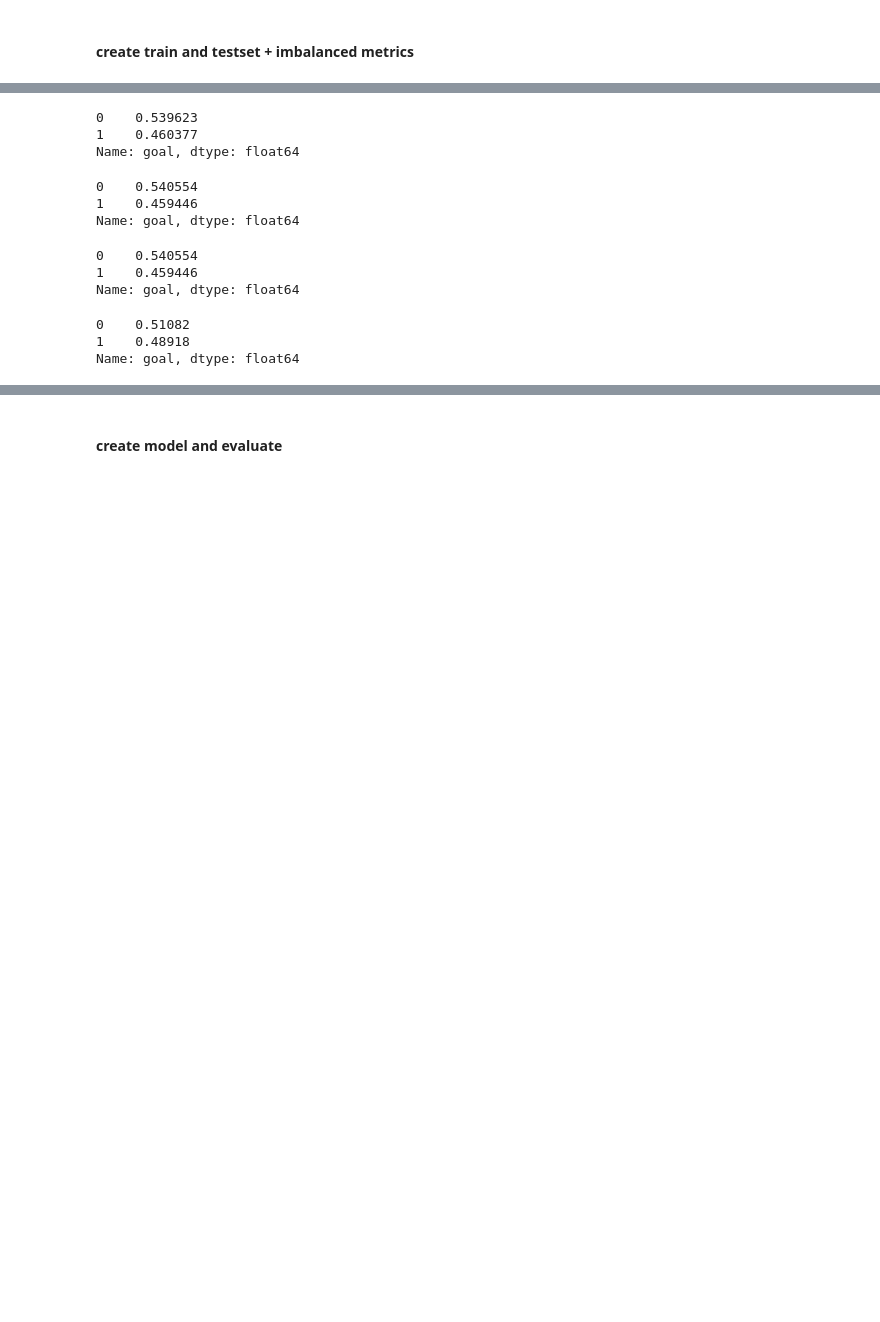
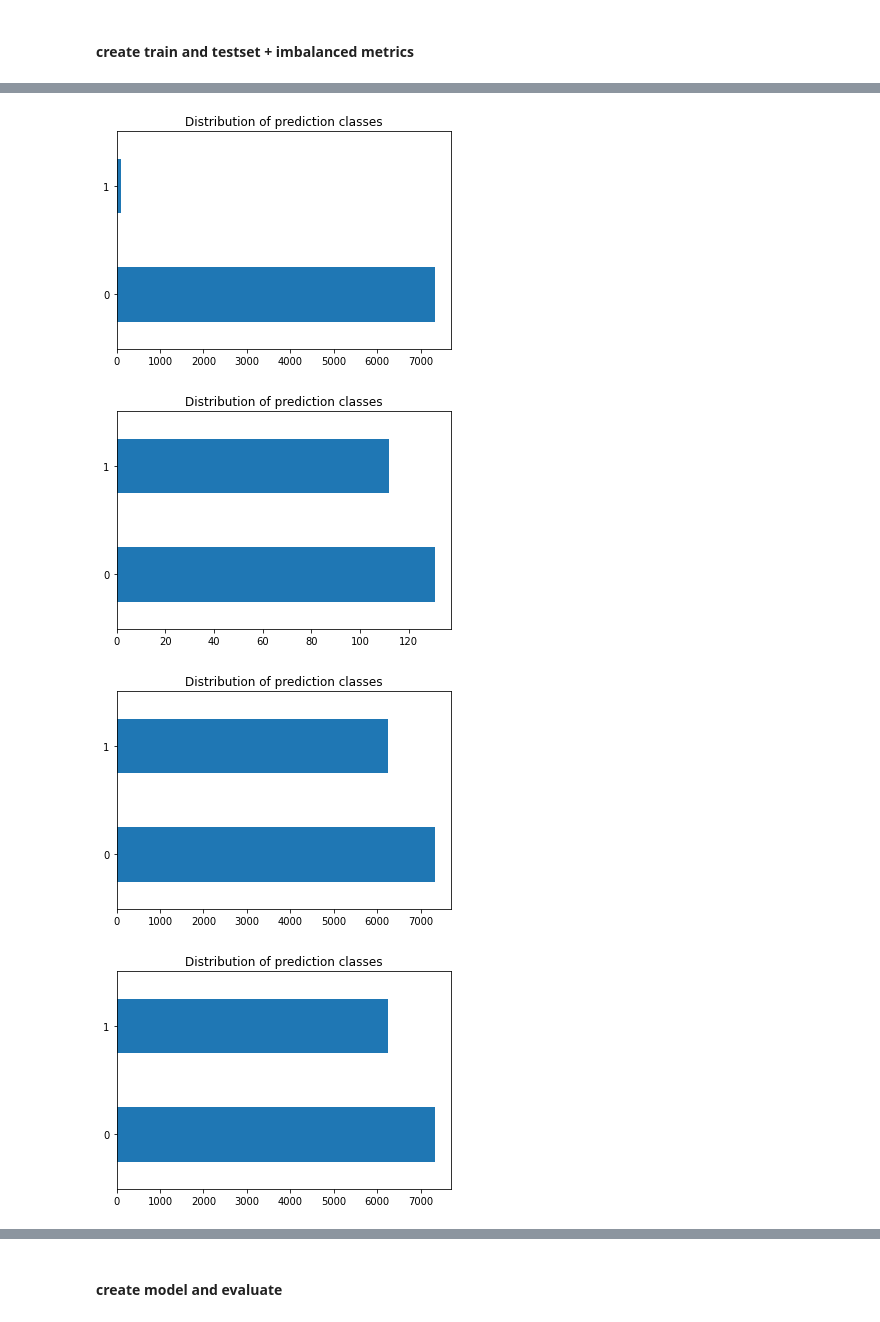
Before and after one commit to Nelleke20/notebook.goalpredictor, a Jupyter notebook: notebooks/2_train_model.ipynb, the cells around one changed output, grey strips where cells are left out. Saved outputs shown, nothing was run; the diff lists cells and outputs as text; code cells hidden in the pictures; blank space fills up the shorter version.

```diff
--- a/notebooks/2_train_model.ipynb
+++ b/notebooks/2_train_model.ipynb
@@ -93,25 +107 @@ X_train_smoteENN, y_train_smoteENN = sme.fit_resample(X_train, y_train)
-# %%
-y_train_rus.value_counts(normalize=True)
-# %% [output]
-0    0.539623
-1    0.460377
-Name: goal, dtype: float64
-# %%
-y_train_ros.value_counts(normalize=True)
-# %% [output]
-0    0.540554
-1    0.459446
-Name: goal, dtype: float64
-# %%
-y_train_smote.value_counts(normalize=True)
-# %% [output]
-0    0.540554
-1    0.459446
-Name: goal, dtype: float64
-# %%
-y_train_smoteENN.value_counts(normalize=True)
-# %% [output]
-0    0.51082
-1    0.48918
-Name: goal, dtype: float64
 # %%
@@ -119,2 +110,12 @@ X_train_tot = [X_train, X_train_rus, X_train_ros, X_train_smote,X_train_smoteENN
 y_train_tot = [y_train, y_train_rus, y_train_ros, y_train_smote, y_train_smoteENN]
 sampling_technique = ['nothing', 'undersampling' ,'oversampling' , 'smote' , 'smoteENN']
+# %%
+for y in y_train_tot:
+    y.value_counts().plot(kind='barh')
+    plt.title('Distribution of prediction classes')
+    plt.show()
+# %% [output]
+[figure, added]
+[figure, added]
+[figure, added]
+[figure, added]
```
Also changed, not shown: parts of 29 cells of this notebook, 5 other files.
